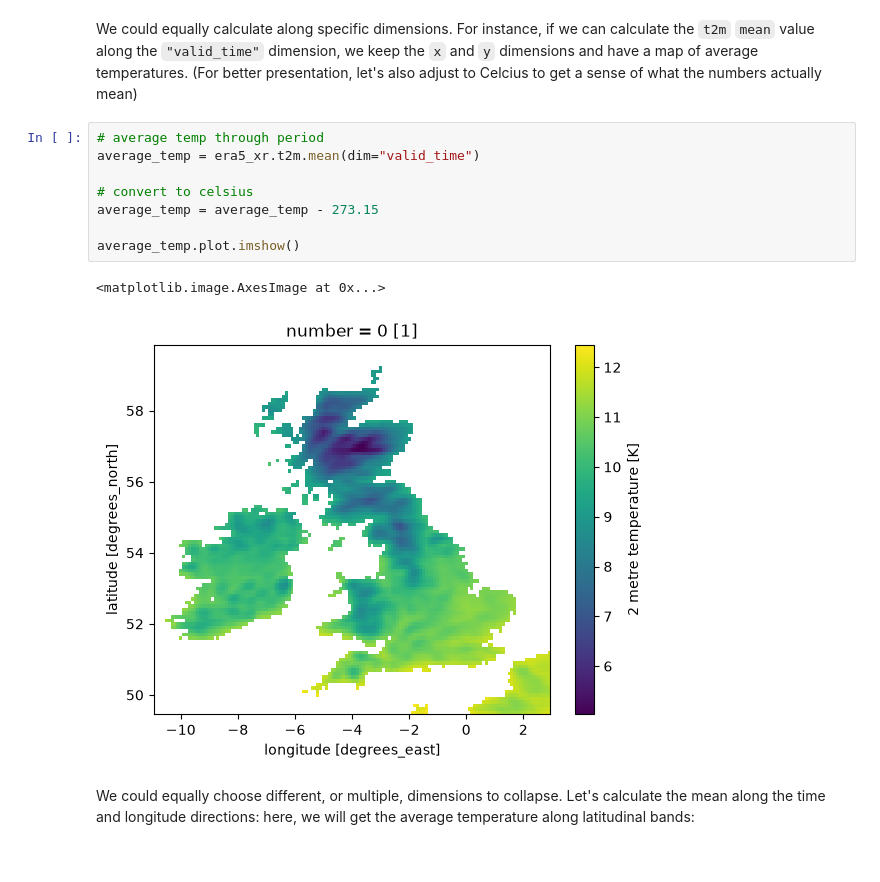
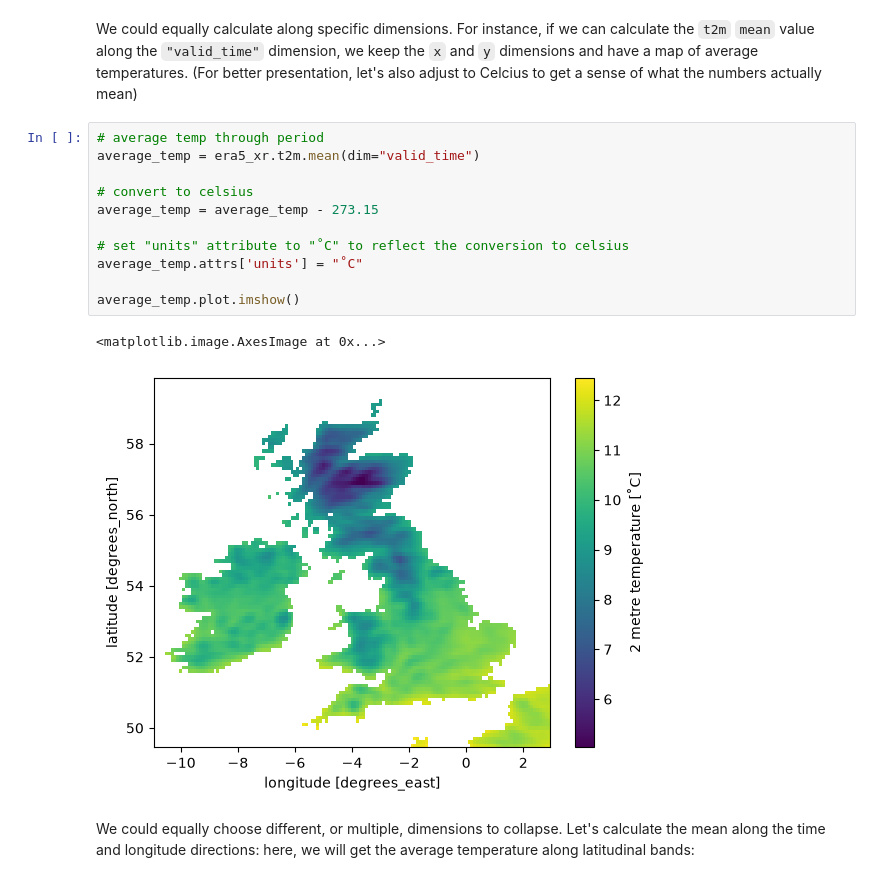
Before and after one commit to trchudley/geospatial-scientific-computing, a Jupyter notebook: week/04/02-xarray.ipynb, the cells around one changed output. Drawn from its saved outputs; the diff is of its cells as text.

```diff
--- a/week/04/02-xarray.ipynb
+++ b/week/04/02-xarray.ipynb
@@ -241,14 +241,17 @@ We could equally calculate along specific dimensions. For instance, if we can ca
 # %%
 # average temp through period
 average_temp = era5_xr.t2m.mean(dim="valid_time")
 
 # convert to celsius
 average_temp = average_temp - 273.15
 
+# set "units" attribute to "˚C" to reflect the conversion to celsius
+average_temp.attrs['units'] = "˚C"
+
 average_temp.plot.imshow()
 # %% [output]
 <matplotlib.image.AxesImage at 0x...>
-[figure, old version]
+[figure, new version]
 # %% [markdown]
 We could equally choose different, or multiple, dimensions to collapse. Let's calculate the mean along the time and longitude directions: here, we will get the average temperature along latitudinal bands:
 # %%
```
Also changed, not shown: parts of 10 cells of this notebook, 2 other files.
